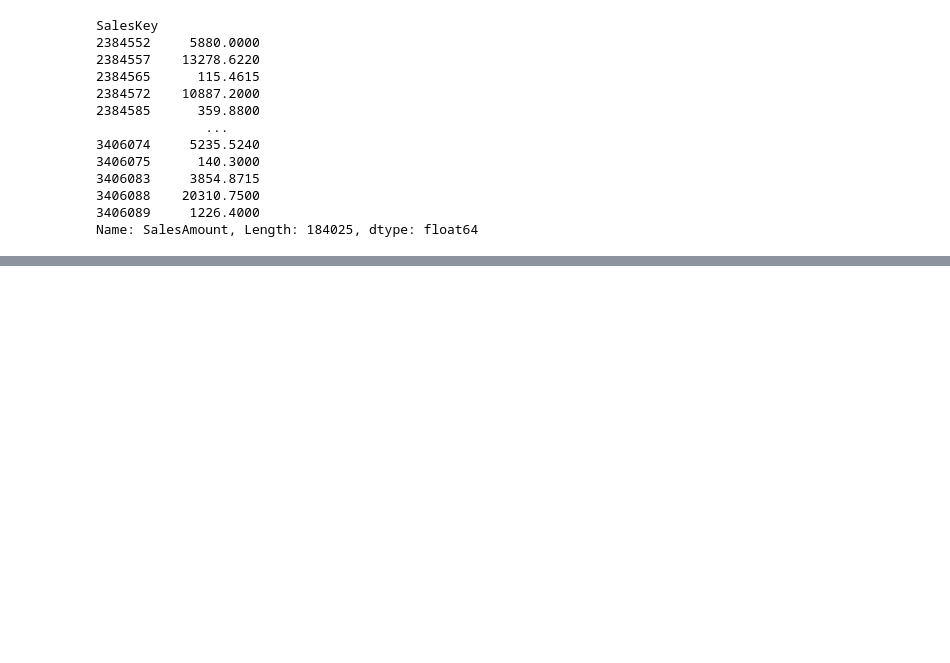
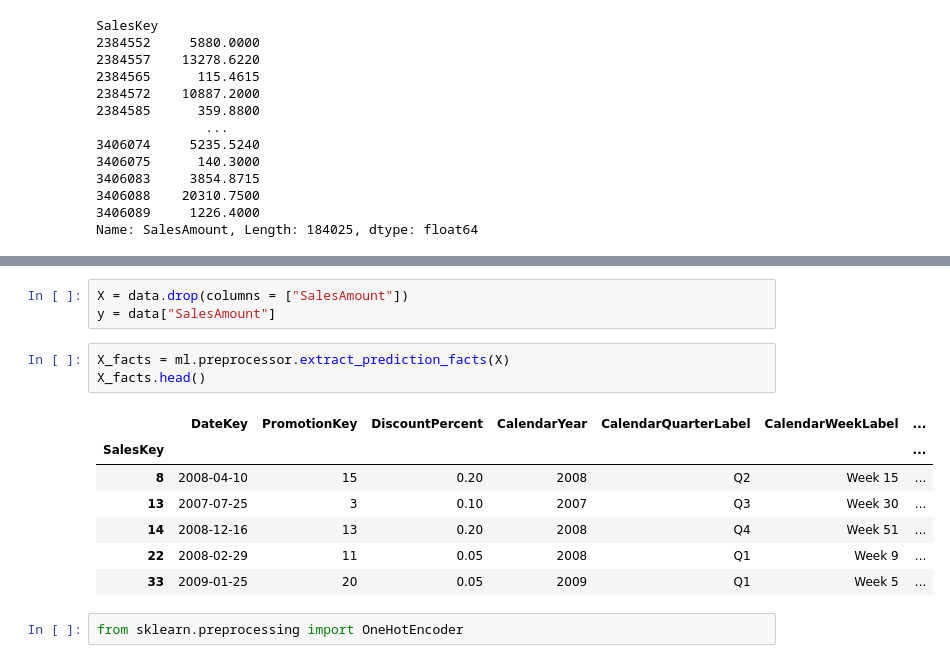
Before and after one commit to kai-pre/sales-ninja, a Jupyter notebook: notebooks/kai_timeseries-prediction.ipynb, the cells around one changed output, grey strips where cells are left out. Saved outputs shown, nothing was run; the diff lists cells and outputs as text; blank space fills up the shorter version.

```diff
--- a/notebooks/kai_timeseries-prediction.ipynb
+++ b/notebooks/kai_timeseries-prediction.ipynb
@@ -312,0 +336,16 @@ plot_prediction(y_pred_val, y_pred_test, y_train, y_val, y_test)
+# %%
+X = data.drop(columns = ["SalesAmount"])
+y = data["SalesAmount"]
+# %%
+X_facts = ml.preprocessor.extract_prediction_facts(X)
+X_facts.head()
+# %% [output]
+|  | DateKey | PromotionKey | DiscountPercent | CalendarYear | CalendarQuarterLabel | CalendarWeekLabel | ... |
+| SalesKey |  |  |  |  |  |  | ... |
+| 8 | 2008-04-10 | 15 | 0.20 | 2008 | Q2 | Week 15 | ... |
+| 13 | 2007-07-25 | 3 | 0.10 | 2007 | Q3 | Week 30 | ... |
+| 14 | 2008-12-16 | 13 | 0.20 | 2008 | Q4 | Week 51 | ... |
+| 22 | 2008-02-29 | 11 | 0.05 | 2008 | Q1 | Week 9 | ... |
+| 33 | 2009-01-25 | 20 | 0.05 | 2009 | Q1 | Week 5 | ... |
+# %%
+from sklearn.preprocessing import OneHotEncoder
```
Also changed, not shown: parts of 33 cells of this notebook, 22 other files.
